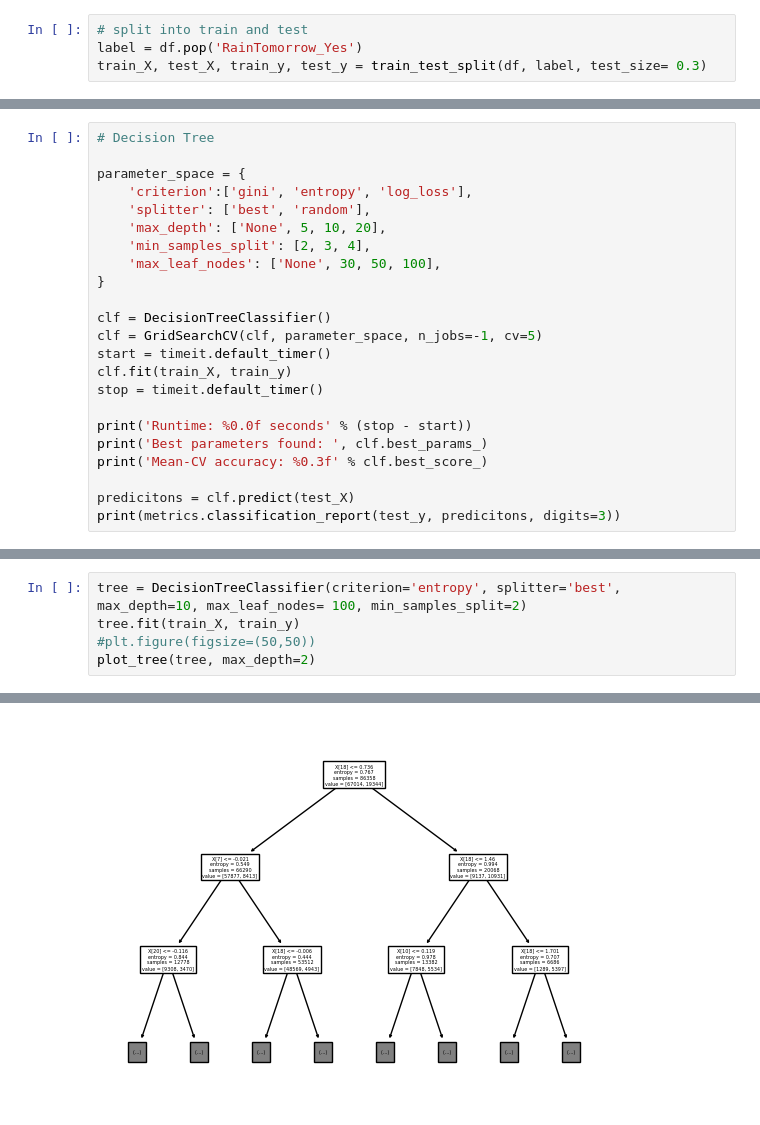
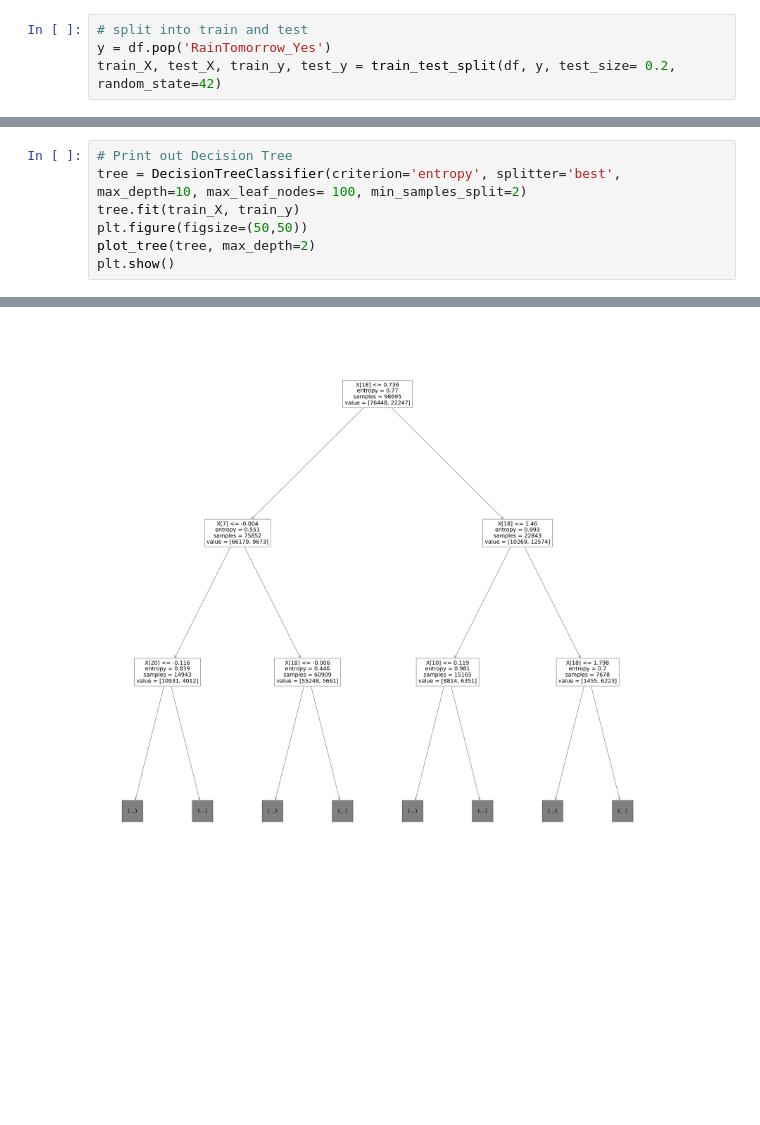
Before and after one commit to Lekolas01/g3-rain_in_australia, a Jupyter notebook: models.ipynb, the cells around one changed output, grey strips where cells are left out. Drawn from its saved outputs; the diff is of its cells as text; blank space fills up the shorter version.

```diff
--- a/models.ipynb
+++ b/models.ipynb
@@ -20,4 +22,4 @@ df = pd.read_csv(path)
 # %%
 # split into train and test
-label = df.pop('RainTomorrow_Yes')
-train_X, test_X, train_y, test_y = train_test_split(df, label, test_size= 0.3)
+y = df.pop('RainTomorrow_Yes')
+train_X, test_X, train_y, test_y = train_test_split(df, y, test_size= 0.2, random_state=42)
@@ -58,23 +25,0 @@ weighted avg      0.846     0.854     0.845     37011
-# %%
-# Decision Tree
-
-parameter_space = {
-    'criterion':['gini', 'entropy', 'log_loss'],
-    'splitter': ['best', 'random'],
-    'max_depth': ['None', 5, 10, 20],
-    'min_samples_split': [2, 3, 4],
-    'max_leaf_nodes': ['None', 30, 50, 100],
-}
-
-clf = DecisionTreeClassifier()
-clf = GridSearchCV(clf, parameter_space, n_jobs=-1, cv=5)
-start = timeit.default_timer()
-clf.fit(train_X, train_y)
-stop = timeit.default_timer()
-
-print('Runtime: %0.0f seconds' % (stop - start))
-print('Best parameters found: ', clf.best_params_)
-print('Mean-CV accuracy: %0.3f' % clf.best_score_)
-
-predicitons = clf.predict(test_X)
-print(metrics.classification_report(test_y, predicitons, digits=3))
@@ -93,6 +167,8 @@ weighted avg      0.831     0.841     0.830     37011
 # %%
+# Print out Decision Tree
 tree = DecisionTreeClassifier(criterion='entropy', splitter='best', max_depth=10, max_leaf_nodes= 100, min_samples_split=2)
 tree.fit(train_X, train_y)
-#plt.figure(figsize=(50,50))
+plt.figure(figsize=(50,50))
 plot_tree(tree, max_depth=2)
+plt.show()
 # %% [output]
@@ -114 +175 @@ plot_tree(tree, max_depth=2)
-[figure, old version]
+[figure, new version]
```
Also changed, not shown: parts of 12 cells of this notebook.
